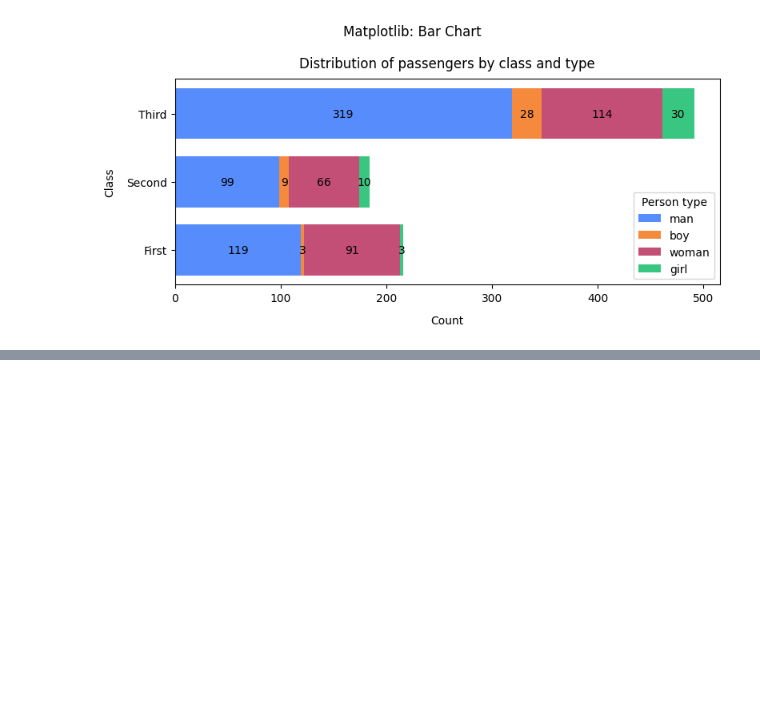
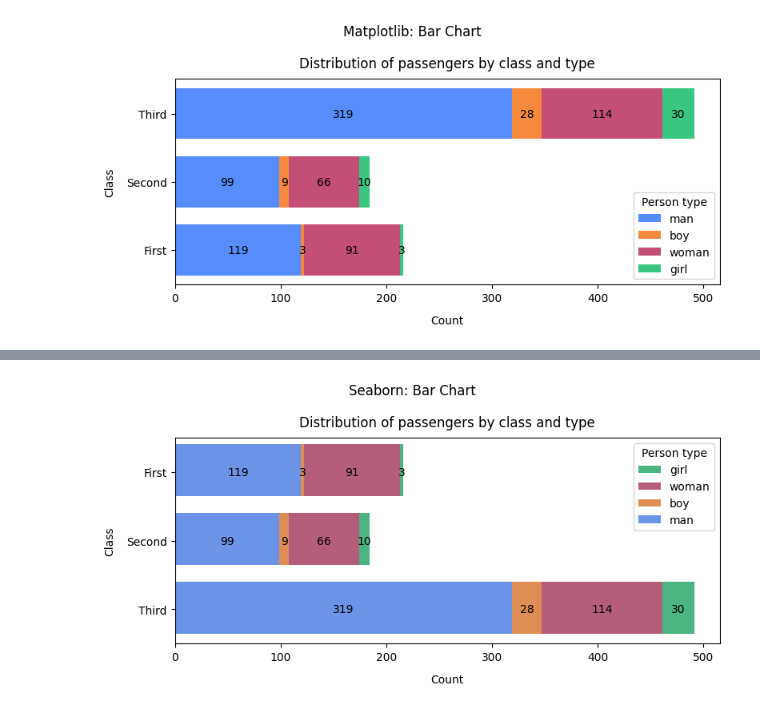
Before and after one commit to BogdanPinchuk/DataScience-PBY_HW8, a Jupyter notebook: Bohdan_Pinchuk_DS_HW8.ipynb, the cells around one changed output, grey strips where cells are left out. Drawn from its saved outputs; the diff is of its cells as text; code cells hidden in the pictures; blank space fills up the shorter version.

```diff
--- a/Bohdan_Pinchuk_DS_HW8.ipynb
+++ b/Bohdan_Pinchuk_DS_HW8.ipynb
@@ -1122,0 +1190,51 @@ plt.show()
+# %%
+# Graphic results - Bar Chart - Seaborn
+
+import numpy as np
+import seaborn as sns
+import matplotlib.pyplot as plt
+
+# Input data
+lib_name = "Seaborn"
+chart_name = "Bar Chart"
+height = 0.75
+
+# Solution
+classes = grouped_swscf_class.index.get_level_values(class_col_name).unique().tolist()
+person_types = grouped_swscf_class.index.get_level_values(person_type_col_name).unique().tolist()
+# better for the chart
+person_types = ["man", "boy", "woman", "girl"]
+
+person_type_counts = {}
+previous_person_counts = np.zeros(len(classes))
+for person_type in person_types:
+    person_type_counts[person_type] = (previous_person_counts +
+                                       grouped_swscf_person_type.loc[person_type]['total_count'].values)
+    previous_person_counts = person_type_counts[person_type]
+
+_, axes = plt.subplots(figsize=(8, 4))
+
+ax = axes
+colors = sns.color_palette(n_colors=len(person_types))[::-1]
+
+for i, item in enumerate(reversed(person_type_counts.items())):
+    person_type, person_count = item
+    sns.barplot(y=classes, x=person_count, ax=ax, height=height, label=person_type, color=colors[i], orient='h')
+
+    current_values = grouped_swscf_person_type.loc[person_type]['total_count'].values
+    centers = (person_count - current_values) + 0.5 * current_values
+    for j, count in enumerate(current_values):
+        if count > 0:
+            ax.text(centers[j], j, count, ha='center', va='center')
+ax.legend(title='Person type')
+
+ax.set_title("Distribution of passengers by class and type", pad=10, loc='center', color='black')
+ax.set_xlabel("Count", labelpad=10, loc='center', color='black')
+ax.set_ylabel("Class", labelpad=10, loc='center', color='black')
+
+plt.suptitle(f"{lib_name}: {chart_name}")
+
+plt.tight_layout()
+plt.show()
+# %% [output]
+[figure, added]
```
Also changed, not shown: parts of 4 cells of this notebook.
